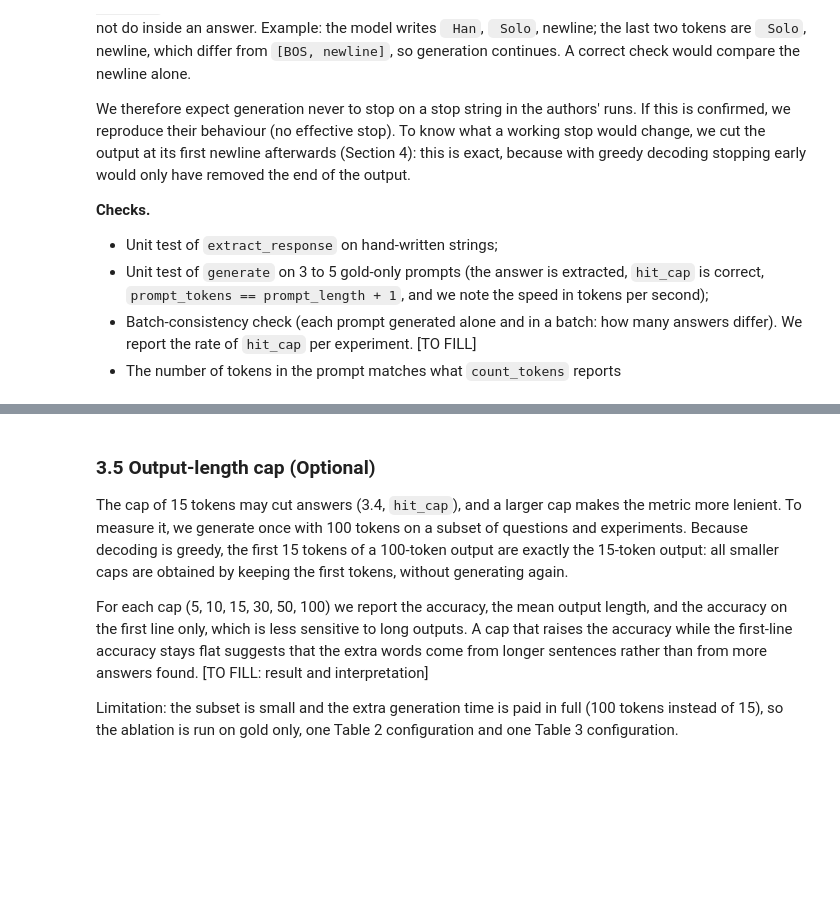
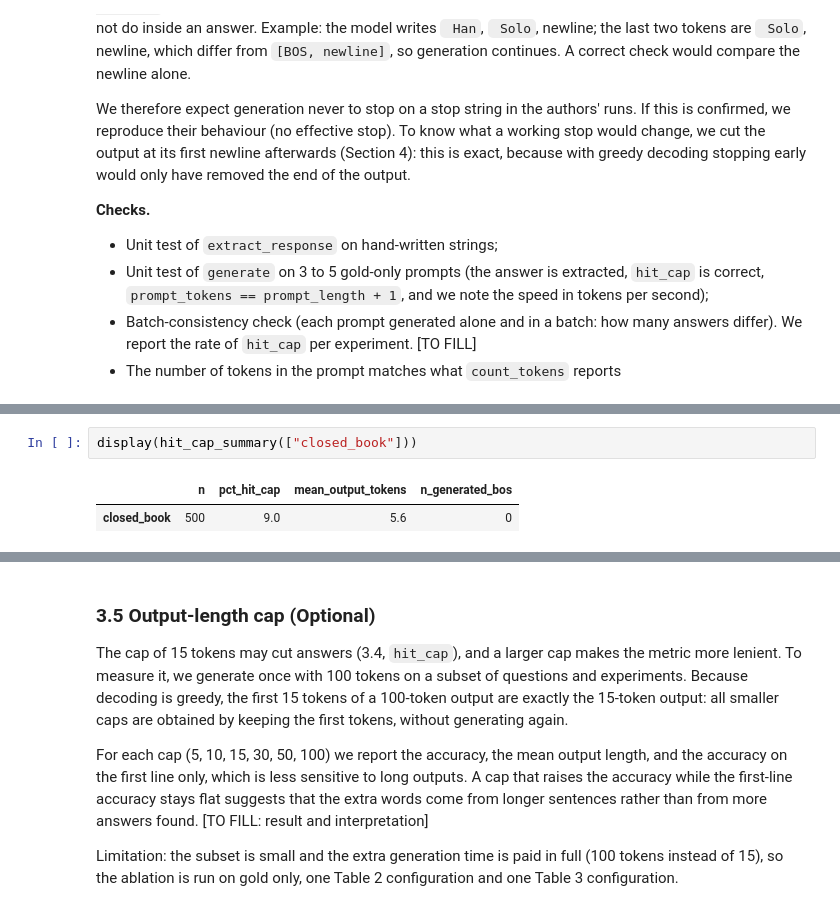
Before and after one commit to MellyKomugi/ir2-testbed, a Jupyter notebook: pairs/22-power-of-noise/reproduce.ipynb, the cells around one changed output, grey strips where cells are left out. Saved outputs shown, nothing was run; the diff lists cells and outputs as text; blank space fills up the shorter version.

```diff
--- a/pairs/22-power-of-noise/reproduce.ipynb
+++ b/pairs/22-power-of-noise/reproduce.ipynb
@@ -1827,0 +2118,5 @@ def check_batch_consistency(model, tokenizer, n: int = 8) -> None:
+# %%
+display(hit_cap_summary(["closed_book"]))
+# %% [output]
+|  | n | pct_hit_cap | mean_output_tokens | n_generated_bos |
+| closed_book | 500 | 9.0 | 5.6 | 0 |
```
Also changed, not shown: parts of 13 cells of this notebook, 20 other files.
